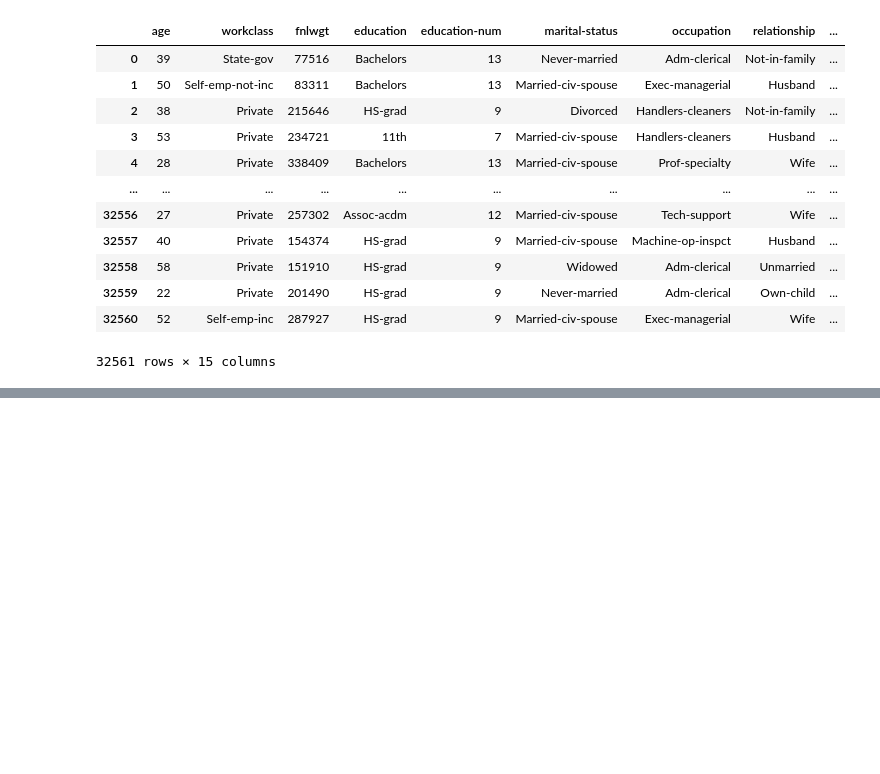
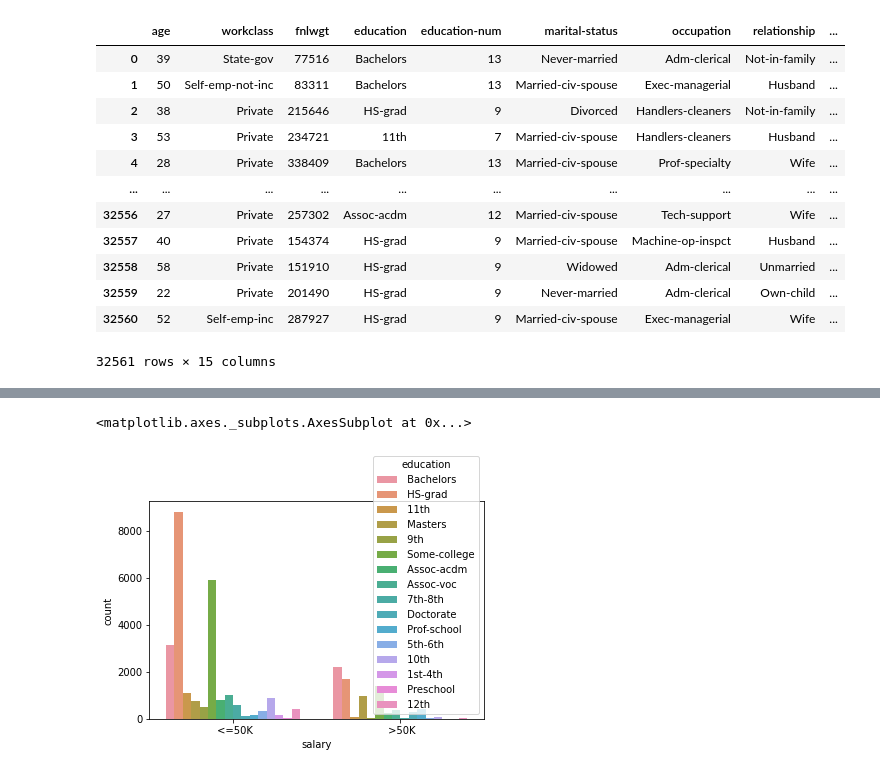
Before and after one commit to IT19237114/ML_Assignment2_IT19135076_IT19237114_IT19092102_IT19148250, a Jupyter notebook: ML_PROJECT.ipynb, the cells around one changed output, grey strips where cells are left out. Saved outputs shown, nothing was run; the diff lists cells and outputs as text; code cells hidden in the pictures; blank space fills up the shorter version.

```diff
--- a/ML_PROJECT.ipynb
+++ b/ML_PROJECT.ipynb
@@ -71,0 +133,6 @@ salary
+# %%
+#salary with education
+sns.countplot('salary',hue='education',data=salary)
+# %% [output]
+<matplotlib.axes._subplots.AxesSubplot at 0x...>
+[figure, added]
```
Also changed, not shown: parts of 8 cells of this notebook.
